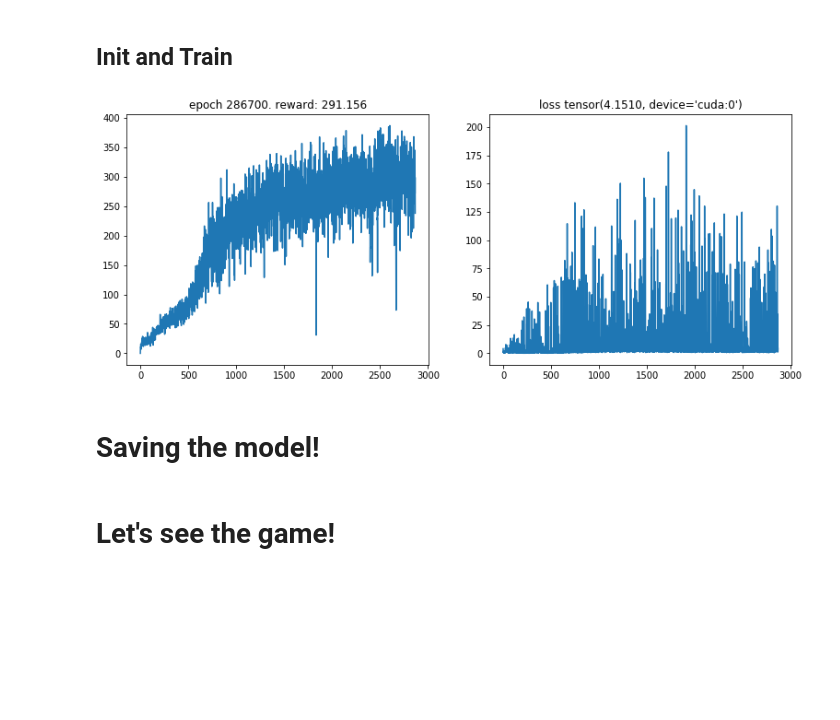
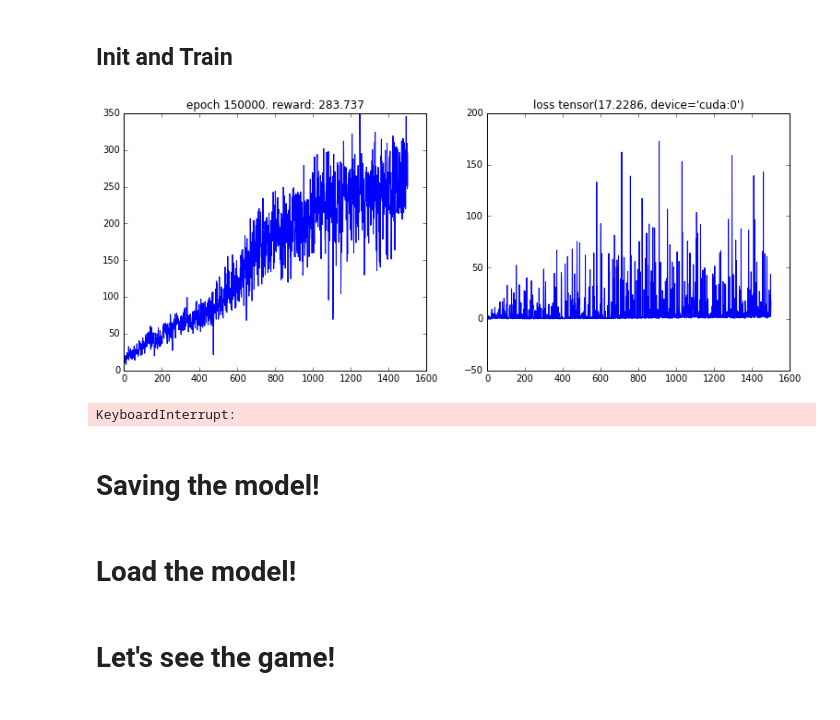
Before and after one commit to polceanum/Imagination-Augmented-Agents, a Jupyter notebook: 2.actor-critic.ipynb, the cells around one changed output. Cells and saved outputs as stored; diff of their text form; code cells hidden in the pictures; blank space fills up the shorter version.

Commit message:
trained model for 150k iterations

```diff
--- a/2.actor-critic.ipynb
+++ b/2.actor-critic.ipynb
@@ -215,35 +233,40 @@ for i_update in range(num_frames):
 
     values = values.view(num_steps, num_envs, 1)
     action_log_probs = action_log_probs.view(num_steps, num_envs, 1)
     advantages = Variable(returns) - values
 
     value_loss = advantages.pow(2).mean()
     action_loss = -(Variable(advantages.data) * action_log_probs).mean()
 
     optimizer.zero_grad()
     loss = value_loss * value_loss_coef + action_loss - entropy * entropy_coef
     loss.backward()
     nn.utils.clip_grad_norm(actor_critic.parameters(), max_grad_norm)
     optimizer.step()
 
     if i_update % 100 == 0:
         all_rewards.append(final_rewards.mean())
         all_losses.append(loss.data[0])
 
+        torch.save(actor_critic.state_dict(), "actor_critic_" + mode)
+
         clear_output(True)
         plt.figure(figsize=(20,5))
         plt.subplot(131)
         plt.title('epoch %s. reward: %s' % (i_update, np.mean(all_rewards[-10:])))
         plt.plot(all_rewards)
         plt.subplot(132)
         plt.title('loss %s' % all_losses[-1])
         plt.plot(all_losses)
         plt.show()
 
     rollout.after_update()
 # %% [output]
-[figure, old version]
+[figure, new version]
+KeyboardInterrupt:
 # %% [markdown]
 <h1>Saving the model!</h1>
 # %%
 torch.save(actor_critic.state_dict(), "actor_critic_" + mode)
+# %% [markdown]
+<h1>Load the model!</h1>
```
Also changed, not shown: parts of 4 cells of this notebook, 2 other files.
